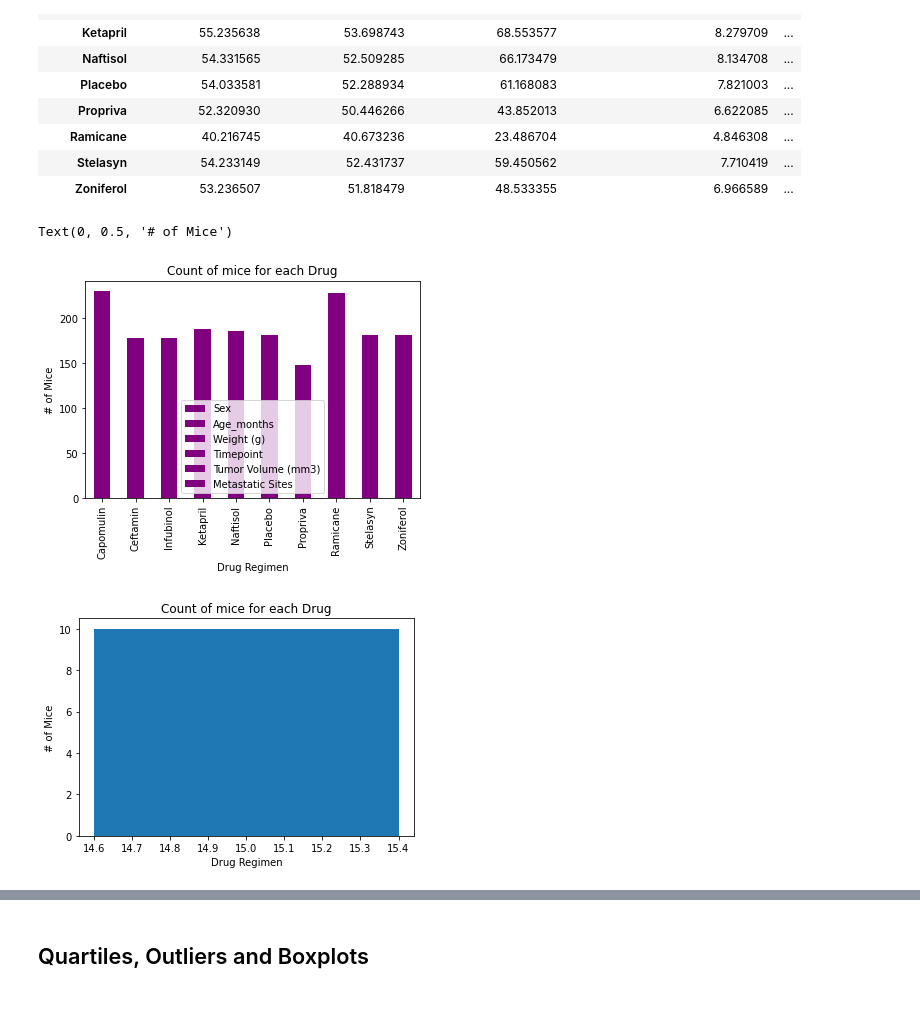
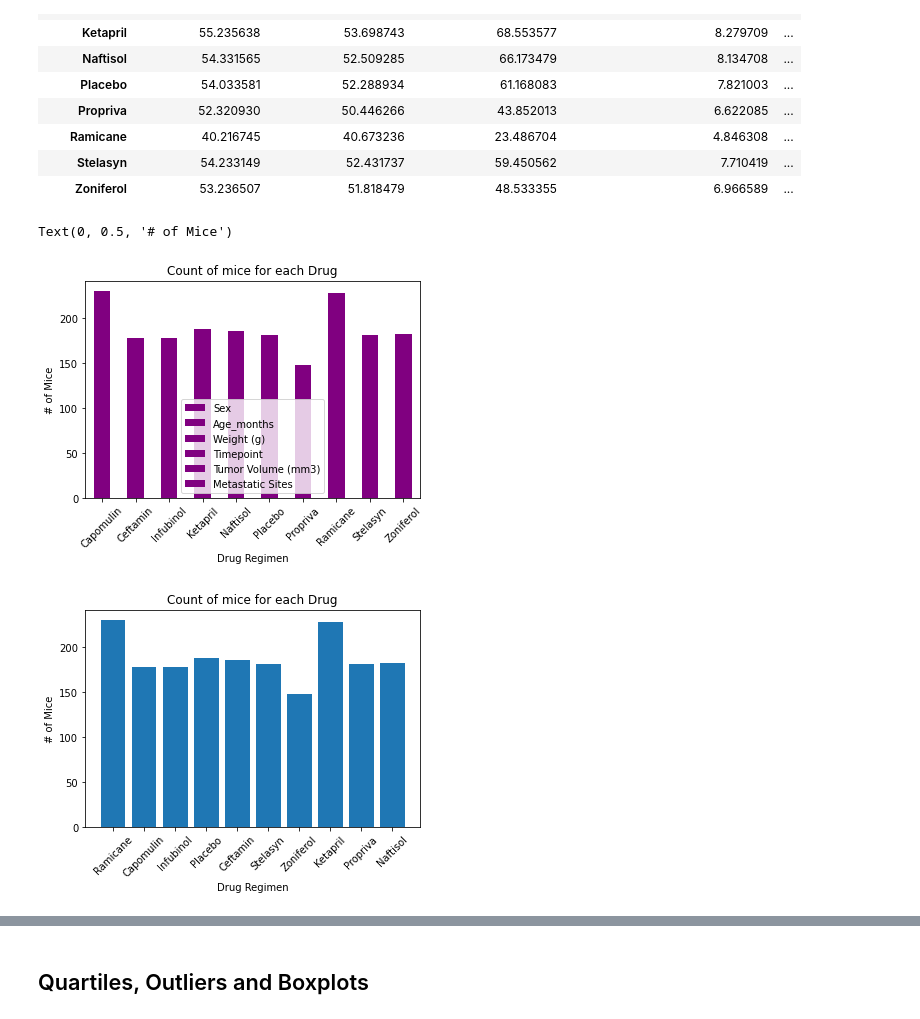
Before and after one commit to rteves0914/Matplotlib-challenge, a Jupyter notebook: Pymaceuticals.ipynb, the cells around one changed output, grey strips where cells are left out. Saved outputs shown, nothing was run; the diff lists cells and outputs as text; code cells hidden in the pictures.

```diff
--- a/Pymaceuticals.ipynb
+++ b/Pymaceuticals.ipynb
@@ -155,20 +149,23 @@ drug_aggregate_summary
 # %%
 # Generate a bar plot showing the total number of unique mice tested on each drug regimen using pandas.
 clean_count_grouped = clean_df.groupby("Drug Regimen").count()
-bar_chart = clean_count_grouped.plot(kind="bar", title="Count of mice for each Drug", color="purple")
+bar_chart = clean_count_grouped.plot(kind="bar", title="Count of mice for each Drug", color="purple", rot=45)
 bar_chart.set_xlabel("Drug Regimen")
 bar_chart.set_ylabel("# of Mice")
 # %% [output]
 Text(0, 0.5, '# of Mice')
-[figure, old version]
+[figure, new version]
 # %%
 # Generate a bar plot showing the total number of unique mice tested on each drug regimen using pyplot.
-plt.bar(15, clean_count_grouped["Sex"], align="center")
+#clean_count_grouped
+
+plt.bar(clean_df["Drug Regimen"].unique(), clean_count_grouped["Sex"], align="center")
 plt.title("Count of mice for each Drug")
 plt.xlabel("Drug Regimen")
 plt.ylabel("# of Mice")
+plt.xticks(rotation=45)
 plt.show()
 # %% [output]
-[figure, old version]
+[figure, new version]
 # %%
 # Generate a pie plot showing the distribution of female versus male mice using pandas
```
Also changed, not shown: parts of 5 cells of this notebook.
